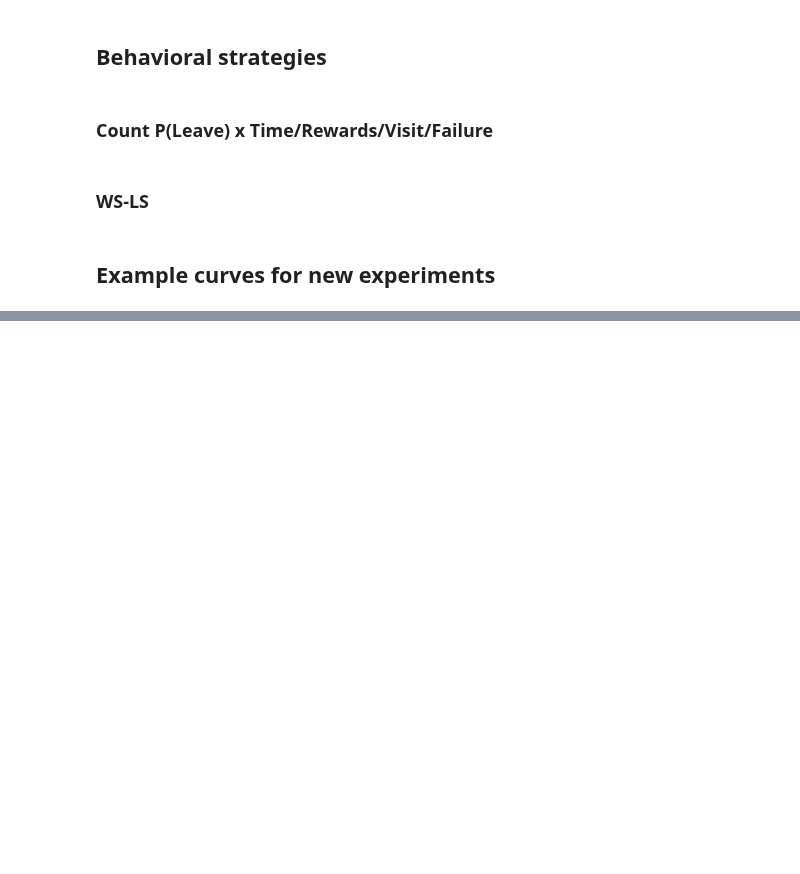
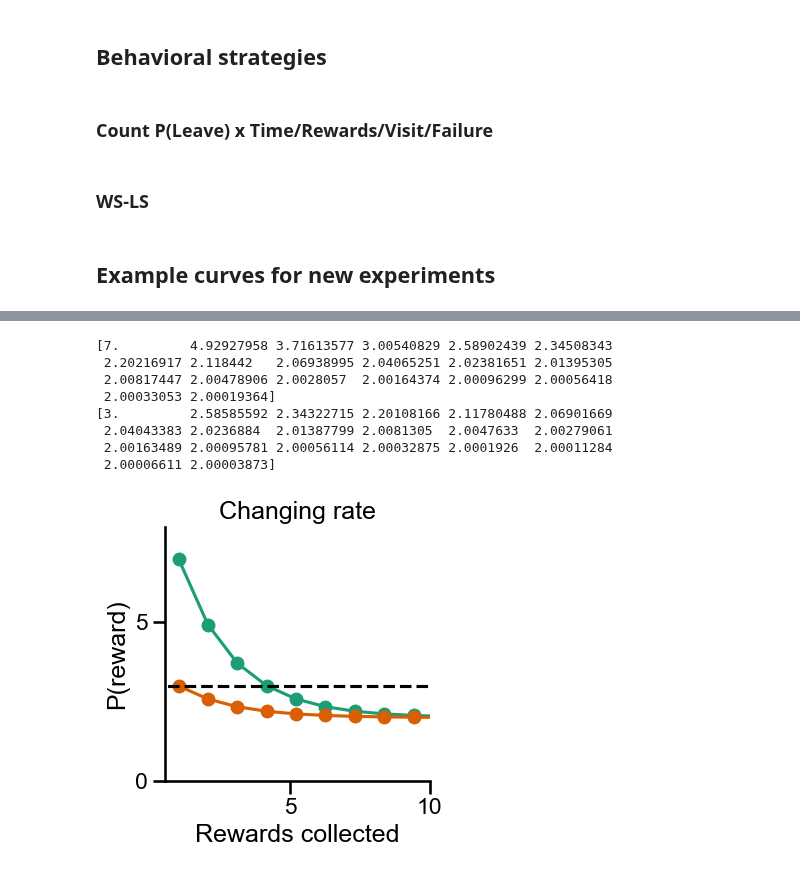
Before and after one commit to AllenNeuralDynamics/Aind.Behavior.VrForaging.Analysis, a Jupyter notebook: notebooks/ConferenceCodes/JaneliaConference.ipynb, the cells around one changed output, grey strips where cells are left out. Drawn from its saved outputs; the diff is of its cells as text; code cells hidden in the pictures; blank space fills up the shorter version.

```diff
--- a/notebooks/ConferenceCodes/JaneliaConference.ipynb
+++ b/notebooks/ConferenceCodes/JaneliaConference.ipynb
@@ -1636,28 +1638,40 @@ fig.savefig(janelia_figures + '\intercept_experiment.svg', dpi=300)
 # %%
 fig, ax = plt.subplots(1, 1, figsize=(size_col,size_col))
+x = np.linspace(0, 20, 20)  # Generate 100 points between 0 and 5
+a = 5
+b = 2.718  # Amplitude
+c = 0.508
+d = 2
 # Generate x values
-x = np.linspace(0, 10, 10)  # Generate 100 points between 0 and 5
-a = 0.9
+y = a * pow(b, -c * x) + d
+print(y)
+plt.plot(x+1, y, color=color2, marker='o')
 
-# Define parameters for the exponential function
-b = 0.2  # Amplitude
-y = a * np.exp(-b * x)
+a = 1
+b = 2.718  # Amplitude
+d = 2
+# Generate x values
+y = a * pow(b, -c * x) + d
 print(y)
-plt.plot(x+1, y, color=color1)
-plt.text(1.2, a, f'b = {b}', color=color1)
+plt.plot(x+1, y, color=color1, marker='o')
 
-b = 0.4  # Amplitude
-y = a * np.exp(-b * x)
-print(y)
-plt.plot(x+1, y, color=color2)
-plt.text(1, 0.05, f'b = {b}', color=color2)
 plt.title('Changing rate')
 plt.xlabel('Rewards collected')
 plt.ylabel('P(reward)')
 plt.locator_params(axis='y', nbins=3)
-plt.ylim(0,1)
+plt.hlines(3, 0, 21, color='k', linestyle='--')
+plt.ylim(0,8)
 plt.xlim(0.5,10)
 
 sns.despine()
 plt.tight_layout()
-# fig.savefig(janelia_figures + '\\rate_experiment.svg', dpi=300)
+# %% [output]
+[7.         4.92927958 3.71613577 3.00540829 2.58902439 2.34508343
+ 2.20216917 2.118442   2.06938995 2.04065251 2.02381651 2.01395305
+ 2.00817447 2.00478906 2.0028057  2.00164374 2.00096299 2.00056418
+ 2.00033053 2.00019364]
+[3.         2.58585592 2.34322715 2.20108166 2.11780488 2.06901669
+ 2.04043383 2.0236884  2.01387799 2.0081305  2.0047633  2.00279061
+ 2.00163489 2.00095781 2.00056114 2.00032875 2.0001926  2.00011284
+ 2.00006611 2.00003873]
+[figure, added]
```
Also changed, not shown: parts of 2 cells of this notebook.
